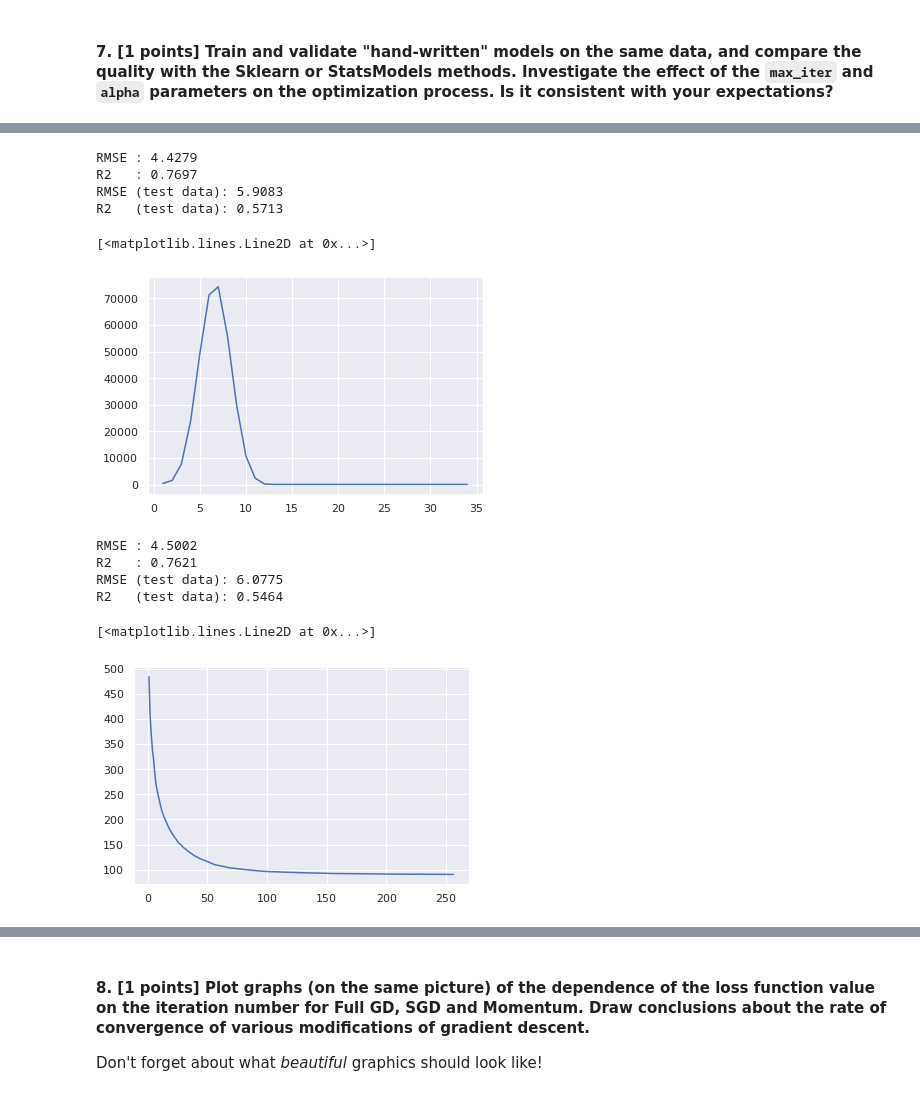
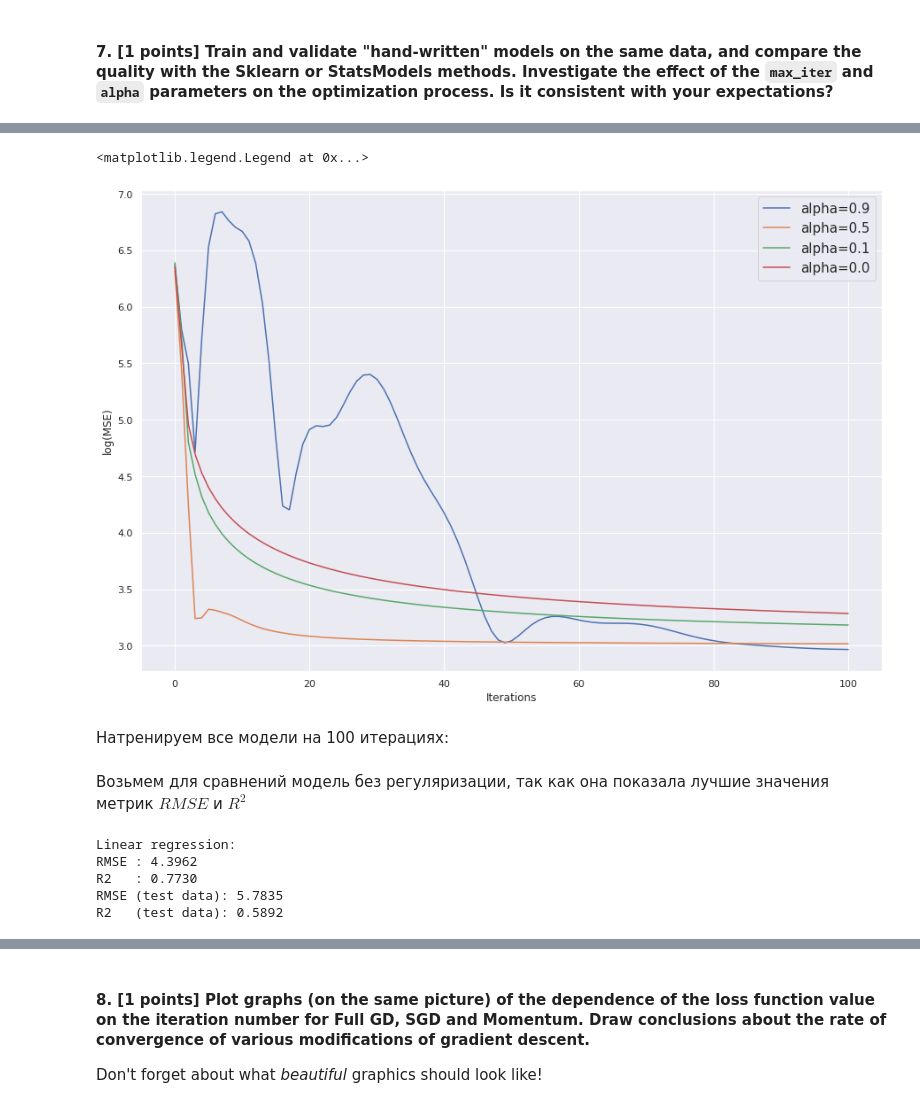
Before and after one commit to nocmok/AnDan2020, a Jupyter notebook: hw2/homework-practice-02_v3.ipynb, the cells around one changed output, grey strips where cells are left out. Saved outputs shown, nothing was run; the diff lists cells and outputs as text; code cells hidden in the pictures.

```diff
--- a/hw2/homework-practice-02_v3.ipynb
+++ b/hw2/homework-practice-02_v3.ipynb
@@ -429,7 +504,7 @@ class LinReg(BaseEstimator):
 
     def _calc_loss(X, y, w):
         y_predicted = LinReg._predict(X, w)
-        return np.linalg.norm(y - y_predicted)
+        return ((y - y_predicted)**2).sum() / X.shape[0]
 
     def calc_loss(self, X, y):
         """
@@ -448,0 +528,15 @@ y_test_np = y_test.values.reshape(y_test.shape[0])
+# %%
+plt.figure(figsize=(15, 10))
+plt.xlabel('Iterations')
+plt.ylabel('log(MSE)')
+
+for alpha in [0.9, 0.5, 0.1, 0.0]:
+    mgd = LinReg(gd_type='Momentum', eta=0.2, tolerance=1e-10, alpha=alpha, max_iter=100).fit(x_train_np, y_train_np)
+    plt.plot(np.array(range(len(mgd.loss_history))), np.log(mgd.loss_history), label=f'alpha={alpha}')
+
+plt.legend(prop={'size':15})
+# %% [output]
+<matplotlib.legend.Legend at 0x...>
+[figure, added]
+# %% [markdown]
+Натренируем все модели на 100 итерациях:
@@ -449,42 +547,17 @@ y_test_np = y_test.values.reshape(y_test.shape[0])
+# %% [markdown]
+Возьмем для сравнений модель без регуляризации, так как она показала лучшие значения метрик $RMSE$ и $R^2$
 # %%
-fgd = LinReg(gd_type='GradientDescent', eta=1.0, tolerance=1e-2)
-fgd.fit(x_train_np, y_train_np)
+lr_predicted = lr.predict(x_train_scaled)
+lr_predicted_test = lr.predict(x_test_scaled)
 
-y_predicted = fgd.predict(x_train_np)
-y_predicted_test = fgd.predict(x_test_np)
-
-print('RMSE : %.4f' % sklearn.metrics.mean_squared_error(y_train, y_predicted, squared=False))
-print('R2   : %.4f' % sklearn.metrics.r2_score(y_train, y_predicted))
-
-print('RMSE (test data): %.4f' % sklearn.metrics.mean_squared_error(y_test, y_predicted_test, squared=False))
-print('R2   (test data): %.4f' % sklearn.metrics.r2_score(y_test, y_predicted_test))
-
-plt.plot(np.array(range(1, len(fgd.loss_history) + 1)), fgd.loss_history)
+print('Linear regression:')
+print('RMSE : %.4f' % sklearn.metrics.mean_squared_error(y_train, lr_predicted, squared=False))
+print('R2   : %.4f' % sklearn.metrics.r2_score(y_train, lr_predicted))
+print('RMSE (test data): %.4f' % sklearn.metrics.mean_squared_error(y_test, lr_predicted_test, squared=False))
+print('R2   (test data): %.4f' % sklearn.metrics.r2_score(y_test, lr_predicted_test))
 # %% [output]
-RMSE : 4.4279
-R2   : 0.7697
-RMSE (test data): 5.9083
-R2   (test data): 0.5713
+Linear regression:
+RMSE : 4.3962
+R2   : 0.7730
+RMSE (test data): 5.7835
+R2   (test data): 0.5892
-[<matplotlib.lines.Line2D at 0x...>]
-[figure, removed]
-# %%
-sgd = LinReg(gd_type='StochasticDescent', eta=1.0, tolerance=1e-2, batch_size=32, lambda_param=0.1, p=0.6)
-sgd.fit(x_train_np, y_train_np)
-
-y_predicted = sgd.predict(x_train_np)
-y_predicted_test = sgd.predict(x_test_np)
-
-print('RMSE : %.4f' % sklearn.metrics.mean_squared_error(y_train, y_predicted, squared=False))
-print('R2   : %.4f' % sklearn.metrics.r2_score(y_train, y_predicted))
-
-print('RMSE (test data): %.4f' % sklearn.metrics.mean_squared_error(y_test, y_predicted_test, squared=False))
-print('R2   (test data): %.4f' % sklearn.metrics.r2_score(y_test, y_predicted_test))
-
-plt.plot(np.array(range(1, len(sgd.loss_history) + 1)), sgd.loss_history)
-# %% [output]
-RMSE : 4.5002
-R2   : 0.7621
-RMSE (test data): 6.0775
-R2   (test data): 0.5464
-[<matplotlib.lines.Line2D at 0x...>]
-[figure, removed]
```
Also changed, not shown: parts of 27 cells of this notebook.
